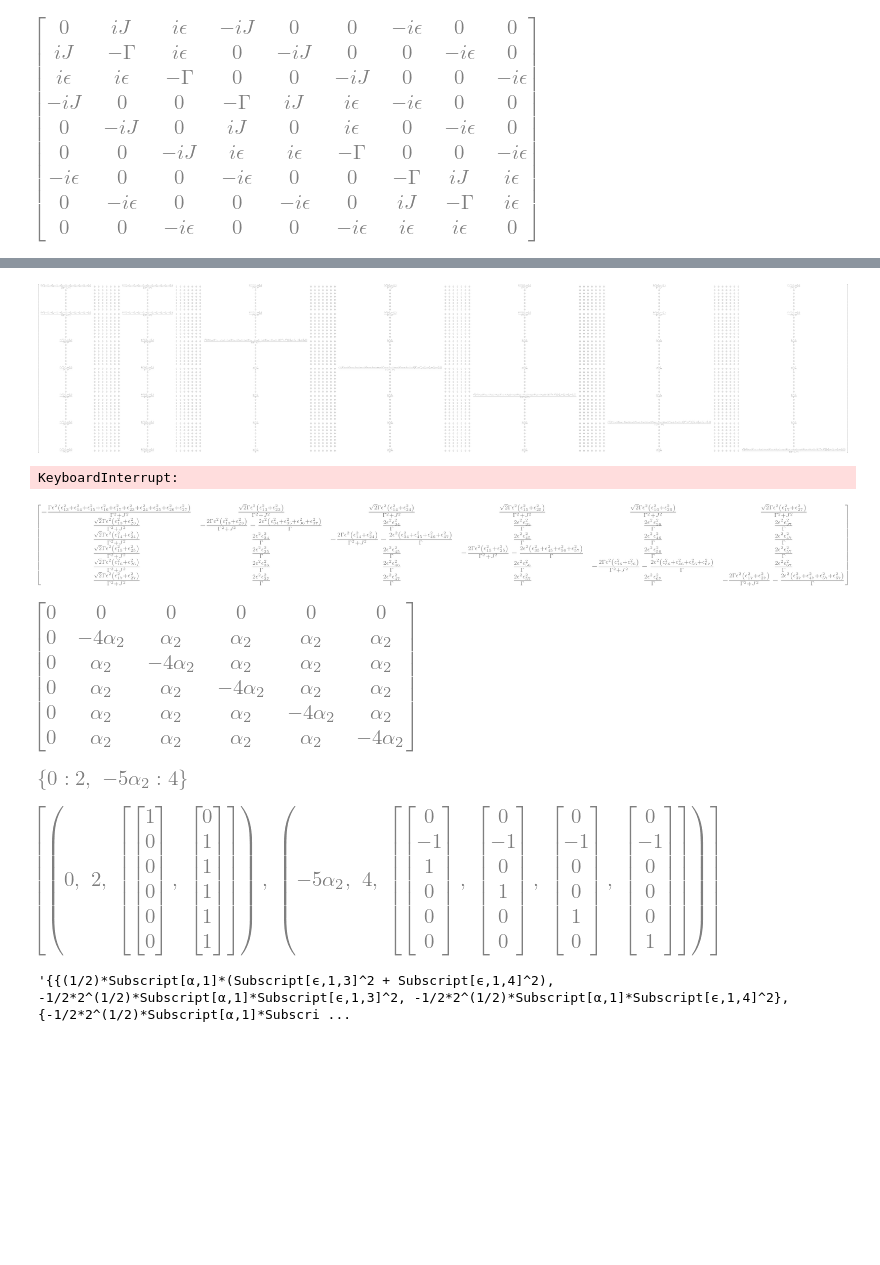
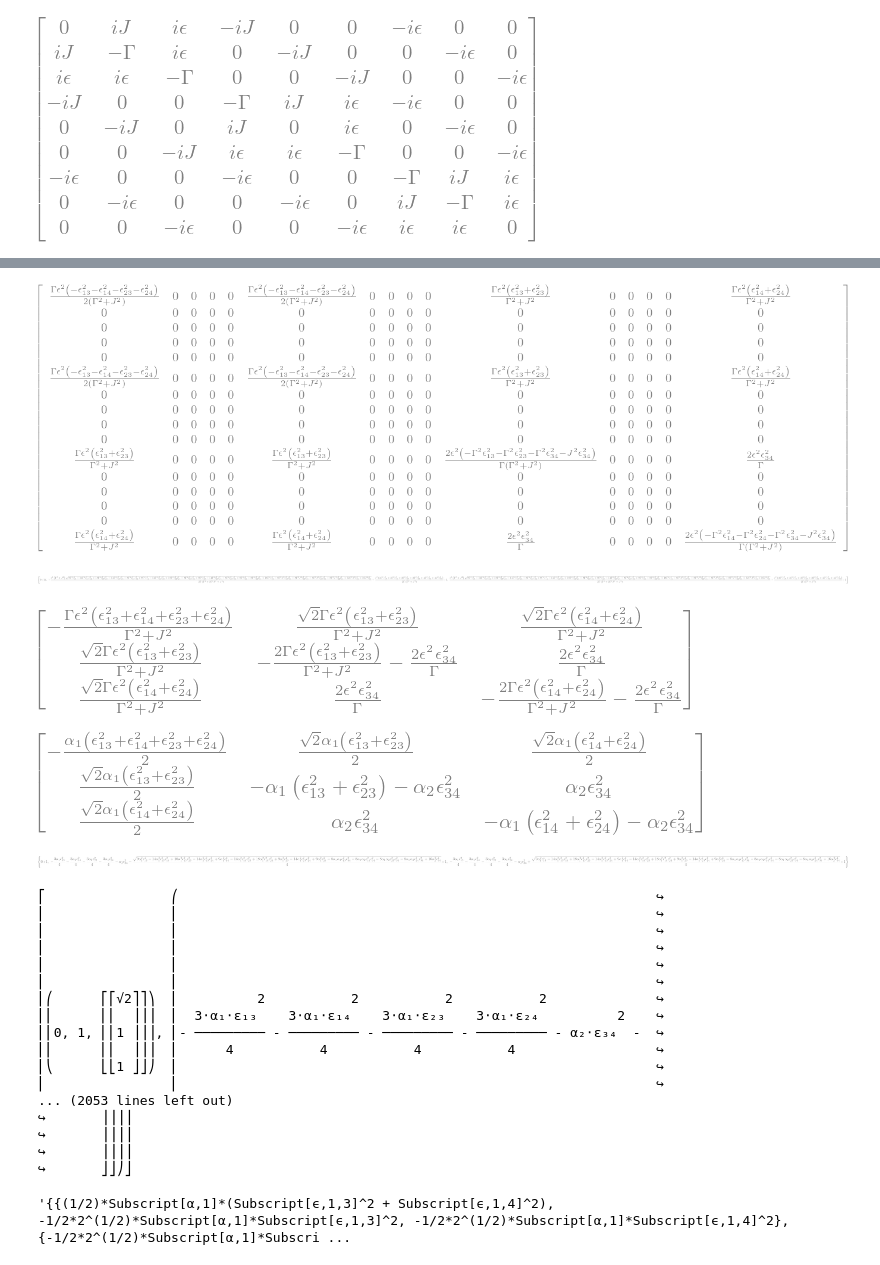
Before and after one commit to kiwipretzel/nserc-2026, a Jupyter notebook: [3.4] [n-site (degenerate), single-body, general epsilon's, local dephasing]/[3.4.0.1] [n-site,single-body,degenerate,different epsilons] [july 27].ipynb, the cells around one changed output, grey strips where cells are left out. Cells and saved outputs as stored; diff of their text form; code cells hidden in the pictures; blank space fills up the shorter version.

```diff
--- a/[3.4] [n-site (degenerate), single-body, general epsilon's, local dephasing]/[3.4.0.1] [n-site,single-body,degenerate,different epsilons] [july 27].ipynb
+++ b/[3.4] [n-site (degenerate), single-body, general epsilon's, local dephasing]/[3.4.0.1] [n-site,single-body,degenerate,different epsilons] [july 27].ipynb
@@ -134,7 +134,7 @@ display(L)
 [figure]
 [figure]
 # %%
-N = 7
+N = 4
 
 # building matrices
 H0 = sp.Matrix(N, N, lambda i,j : J if ({i,j}=={0,1}) else 0)
@@ -179,51 +179,67 @@ Q
 Leff = (Q*L1*P).conjugate().transpose()*(Q*L0*Q).pinv()*Q*L1*P
 Leff.applyfunc(sp.simplify)
 # %% [output]
-[figure, old version]
+[figure, new version]
 # %%
 Leff.eigenvals()
 # %% [output]
-KeyboardInterrupt:
+[figure, added]
 # %%
 Leff_red = sp.Matrix(N-1, N-1, lambda i,j: (nullspace[i].transpose().conjugate()*Leff*nullspace[j])[0]).applyfunc(lambda expr: expr.simplify().apart(gamma))
 
 Leff_red
 # %% [output]
-[figure, old version]
+[figure, new version]
 # %%
 alpha1, alpha2, alpha3 = sp.symbols("alpha1 alpha2 alpha3")
 
 def beta(k):
     return sp.Add(*[ sp.Symbol(f"epsilon_1{k}",real=True)**2 , sp.Symbol(f"epsilon_2{k}",real=True)**2 ])
 
 def sigma(k):
     return sp.Add( *[ sp.Symbol(f"epsilon_{min(k,m)}{max(k,m)}", real=True)**2 for m in range(3,N+1)] )
 
 
 a = Leff_red.subs({ gamma*epsilon**2 / (gamma**2 + J**2) : alpha1/2 , 2*epsilon**2 / gamma : alpha2})
 #a = a.subs({ beta(i): sp.Symbol(f"beta_{i}") for i in range(3,N+1)})
 #a = a.subs( {sigma(k):sp.Symbol(f"Sigma_{k}") for k in range(1,N+1)} )
 #a = a.subs( {sigma(k)-sp.Symbol(f"epsilon_{k}{k}",real=True)**2:sp.Symbol(f"Sigma_{k}")-sp.Symbol(f"epsilon_{k}{k}",real=True)**2 for k in range(1,N+1)} )
 
 
 # RADIAL CONNECTIVITY
 #a = a.subs({ sp.Symbol(f"epsilon_{i}{j}",real=True): (1 if (i in [1,2] or j in [1,2]) else 0) for i in range(N+1) for j in range(N+1)})
 
 
 # SITE 2 DISCONNECTED CONNECTIVITY
 #a = a.subs({ sp.Symbol(f"epsilon_{i}{j}",real=True): (0 if (i==2 or j==2) else 1) for i in range(N+1) for j in range(N+1)})
 
 
 # SITE 1 AND 2 DISCONNECTED CONNECTIVITY
-a = a.subs({ sp.Symbol(f"epsilon_{i}{j}",real=True): (0 if (i in [1,2] or j in [1,2]) else 1) for i in range(N+1) for j in range(N+1)})
+#a = a.subs({ sp.Symbol(f"epsilon_{i}{j}",real=True): (0 if (i in [1,2] or j in [1,2]) else 1) for i in range(N+1) for j in range(N+1)})
 
 display(a)
 display(a.eigenvals())
 display(a.eigenvects())
 # %% [output]
-[figure, old version]
+[figure, new version]
-[figure, old version]
+[figure, new version]
-[figure, removed]
+⎡                ⎛                                                             ↪
+⎢                ⎜                                                             ↪
+⎢                ⎜                                                             ↪
+⎢                ⎜                                                             ↪
+⎢                ⎜                                                             ↪
+⎢                ⎜                                                             ↪
+⎢⎛      ⎡⎡√2⎤⎤⎞  ⎜          2           2           2           2              ↪
+⎢⎜      ⎢⎢  ⎥⎥⎟  ⎜  3⋅α₁⋅ε₁₃    3⋅α₁⋅ε₁₄    3⋅α₁⋅ε₂₃    3⋅α₁⋅ε₂₄          2    ↪
+⎢⎜0, 1, ⎢⎢1 ⎥⎥⎟, ⎜- ───────── - ───────── - ───────── - ───────── - α₂⋅ε₃₄  -  ↪
+⎢⎜      ⎢⎢  ⎥⎥⎟  ⎜      4           4           4           4                  ↪
+⎢⎝      ⎣⎣1 ⎦⎦⎠  ⎜                                                             ↪
+⎢                ⎜                                                             ↪
+... (2053 lines left out)
+↪       ⎥⎥⎟⎥
+↪       ⎥⎥⎟⎥
+↪       ⎥⎥⎟⎥
+↪       ⎦⎦⎠⎦
 # %%
 def replace(text, *dics):
     out = text
```
Also changed, not shown: parts of 4 cells of this notebook, 56 other files.
